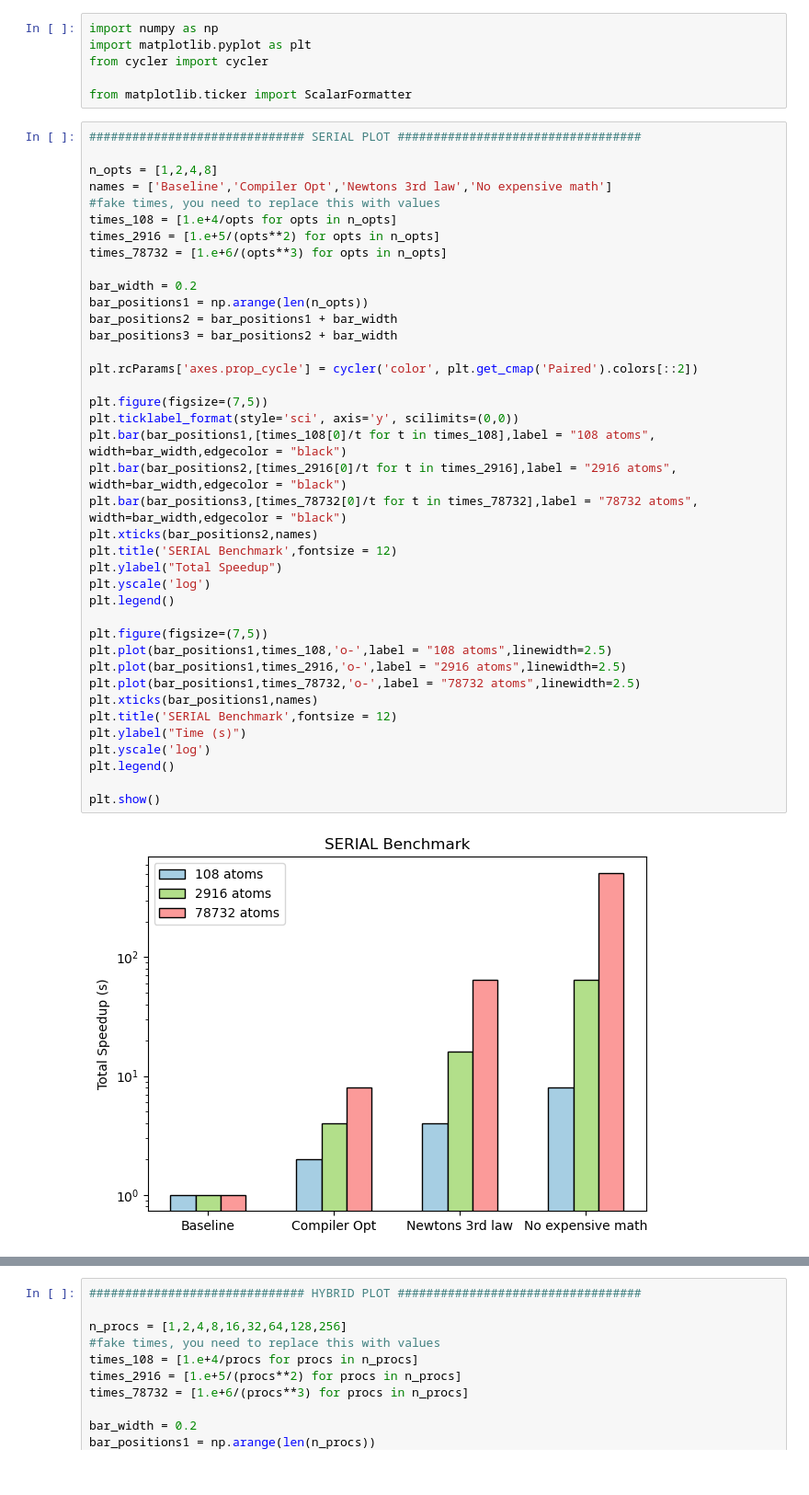
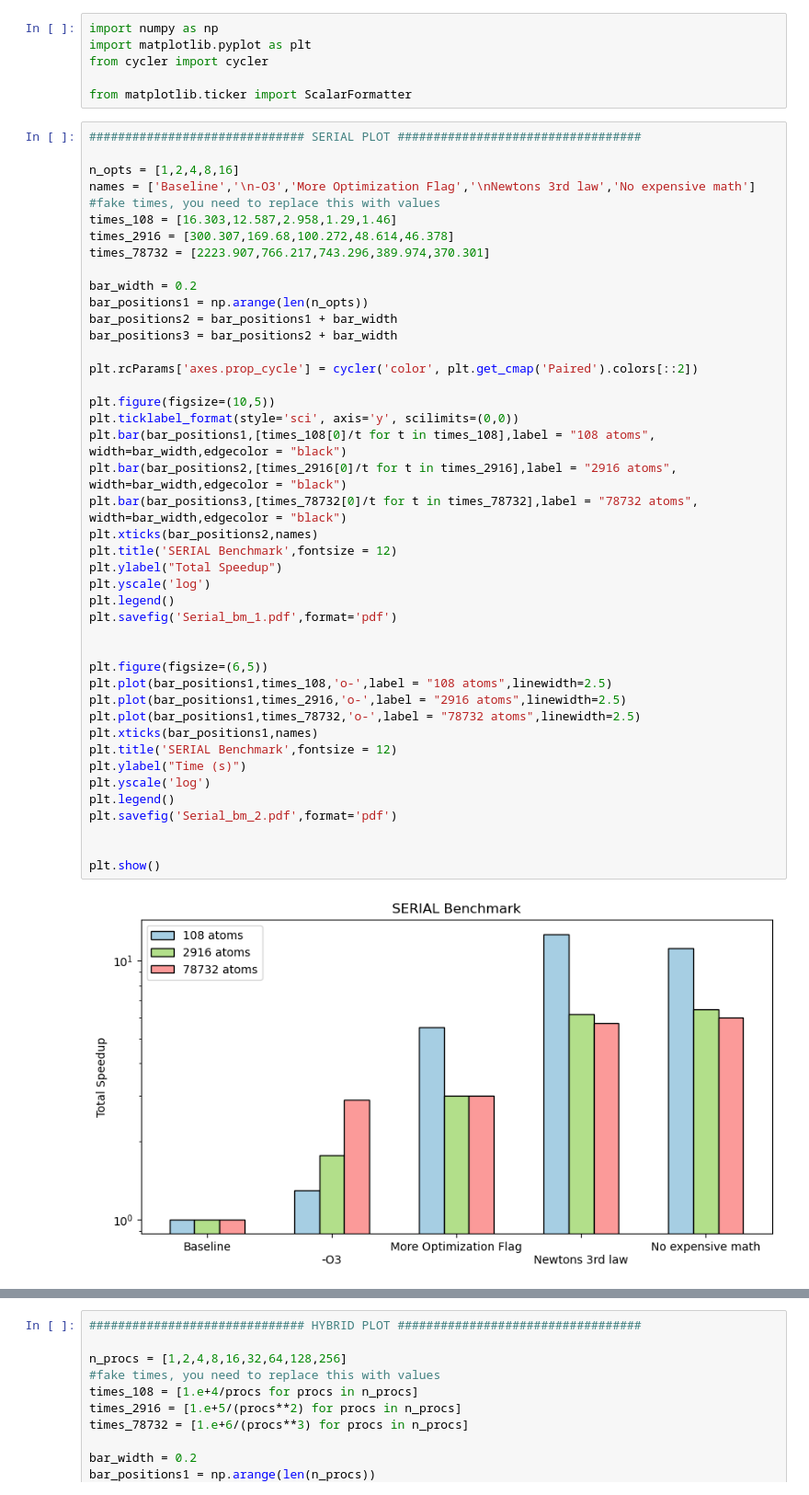
Before and after one commit to martitors/MRM_ljmd, a Jupyter notebook: Plots.ipynb, the cells around one changed output, grey strips where cells are left out. Shown: that part at 92% size. Saved outputs shown, nothing was run; the diff lists cells and outputs as text.

```diff
--- a/Plots.ipynb
+++ b/Plots.ipynb
@@ -7,41 +7,45 @@ from matplotlib.ticker import ScalarFormatter
 # %%
 ############################## SERIAL PLOT ##################################
 
-n_opts = [1,2,4,8]
-names = ['Baseline','Compiler Opt','Newtons 3rd law','No expensive math']
+n_opts = [1,2,4,8,16]
+names = ['Baseline','\n-O3','More Optimization Flag','\nNewtons 3rd law','No expensive math']
 #fake times, you need to replace this with values
-times_108 = [1.e+4/opts for opts in n_opts]
-times_2916 = [1.e+5/(opts**2) for opts in n_opts]
-times_78732 = [1.e+6/(opts**3) for opts in n_opts]
+times_108 = [16.303,12.587,2.958,1.29,1.46]
+times_2916 = [300.307,169.68,100.272,48.614,46.378]
+times_78732 = [2223.907,766.217,743.296,389.974,370.301]
 
 bar_width = 0.2
 bar_positions1 = np.arange(len(n_opts))
 bar_positions2 = bar_positions1 + bar_width
 bar_positions3 = bar_positions2 + bar_width
 
 plt.rcParams['axes.prop_cycle'] = cycler('color', plt.get_cmap('Paired').colors[::2])
 
-plt.figure(figsize=(7,5))
+plt.figure(figsize=(10,5))
 plt.ticklabel_format(style='sci', axis='y', scilimits=(0,0))
 plt.bar(bar_positions1,[times_108[0]/t for t in times_108],label = "108 atoms", width=bar_width,edgecolor = "black")
 plt.bar(bar_positions2,[times_2916[0]/t for t in times_2916],label = "2916 atoms", width=bar_width,edgecolor = "black")
 plt.bar(bar_positions3,[times_78732[0]/t for t in times_78732],label = "78732 atoms", width=bar_width,edgecolor = "black")
 plt.xticks(bar_positions2,names)
 plt.title('SERIAL Benchmark',fontsize = 12)
 plt.ylabel("Total Speedup")
 plt.yscale('log')
 plt.legend()
+plt.savefig('Serial_bm_1.pdf',format='pdf')
 
-plt.figure(figsize=(7,5))
+
+plt.figure(figsize=(6,5))
 plt.plot(bar_positions1,times_108,'o-',label = "108 atoms",linewidth=2.5)
 plt.plot(bar_positions1,times_2916,'o-',label = "2916 atoms",linewidth=2.5)
 plt.plot(bar_positions1,times_78732,'o-',label = "78732 atoms",linewidth=2.5)
 plt.xticks(bar_positions1,names)
 plt.title('SERIAL Benchmark',fontsize = 12)
 plt.ylabel("Time (s)")
 plt.yscale('log')
 plt.legend()
+plt.savefig('Serial_bm_2.pdf',format='pdf')
+
 
 plt.show()
 # %% [output]
-[figure, old version]
+[figure, new version]
```
Also changed, not shown: parts of 3 cells of this notebook, 2 other files.
